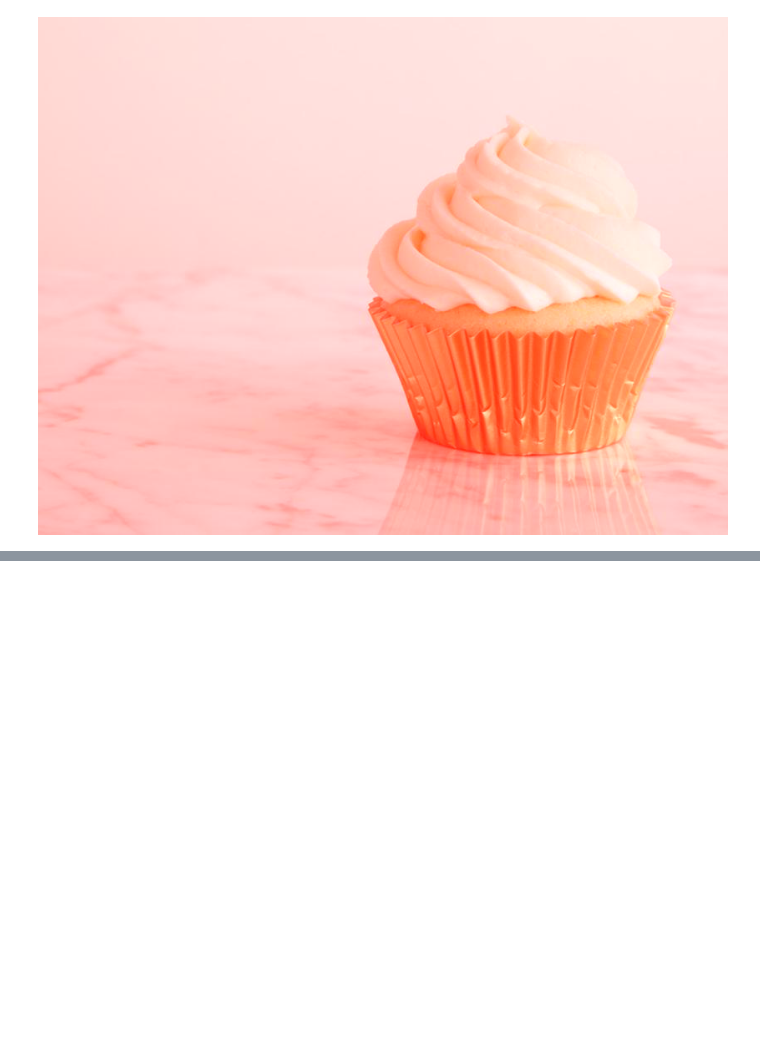
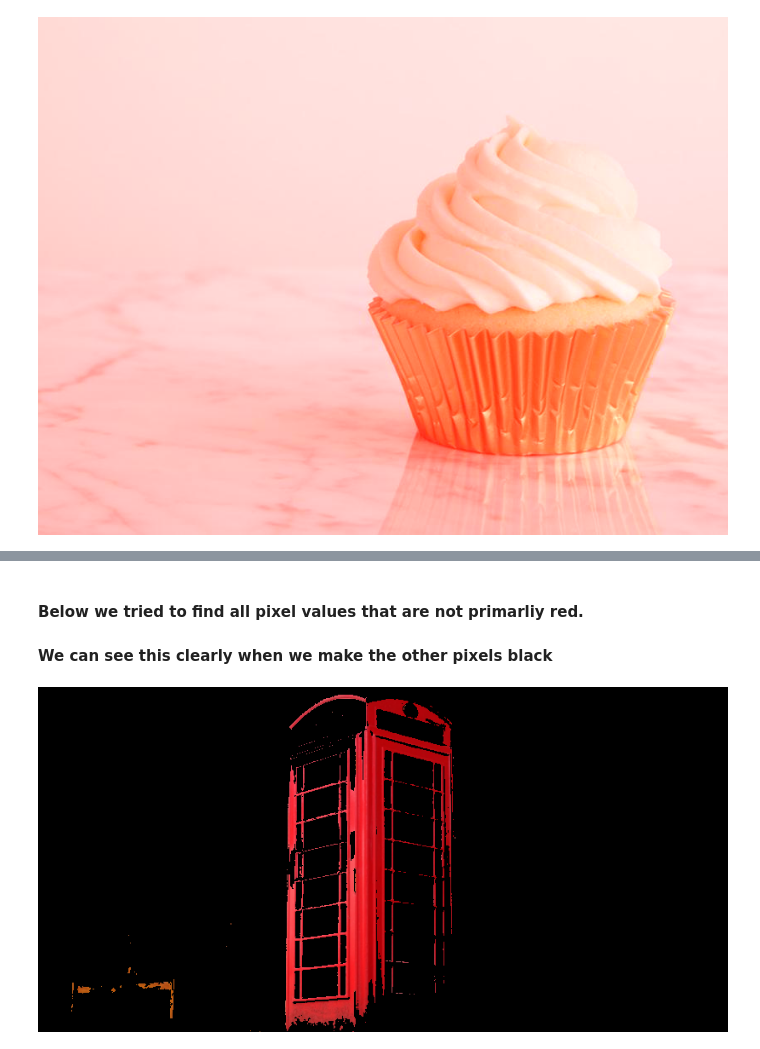
Before and after one commit to sohailk2/CS-Sail-Python-Image-Filtering, a Jupyter notebook: CS SAIL - Python Image Filtering.ipynb, the cells around one changed output, grey strips where cells are left out. Drawn from its saved outputs; the diff is of its cells as text; code cells hidden in the pictures; blank space fills up the shorter version.

```diff
--- a/CS SAIL - Python Image Filtering.ipynb
+++ b/CS SAIL - Python Image Filtering.ipynb
@@ -81,0 +127,21 @@ display(result)
+# %% [markdown]
+#### Below we tried to find all pixel values that are not primarliy red.
+#### We can see this clearly when we make the other pixels black
+# %%
+phoneBoothBitmap = np.array(phoneBoothImage)
+
+for i in range(len(phoneBoothBitmap)):
+    for j in range(len(phoneBoothBitmap[i])):
+        pixel = phoneBoothBitmap[i][j]
+
+        #red is anything where red > 150 ish and other
+        # we need all values that are not high in red
+        if not (pixel[0] > 170 and pixel[1] < 100 and pixel[2] < 100):
+            pixel[0] = 0
+            pixel[1] = 0
+            pixel[2] = 0
+
+result = Image.fromarray(phoneBoothBitmap)
+display(result)
+# %% [output]
+[figure, added]
```
Also changed, not shown: parts of 9 cells of this notebook.
